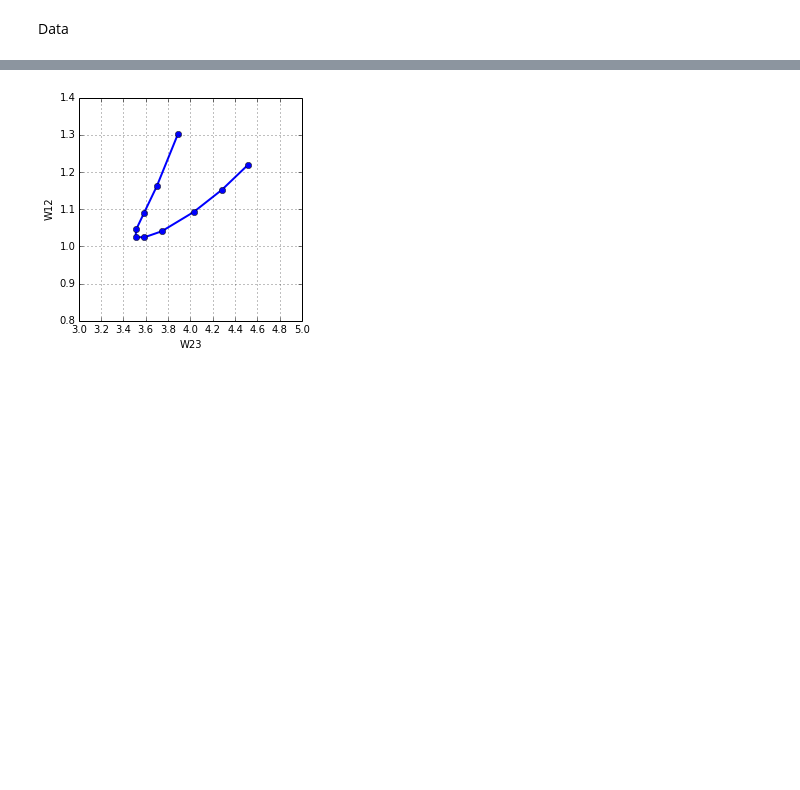
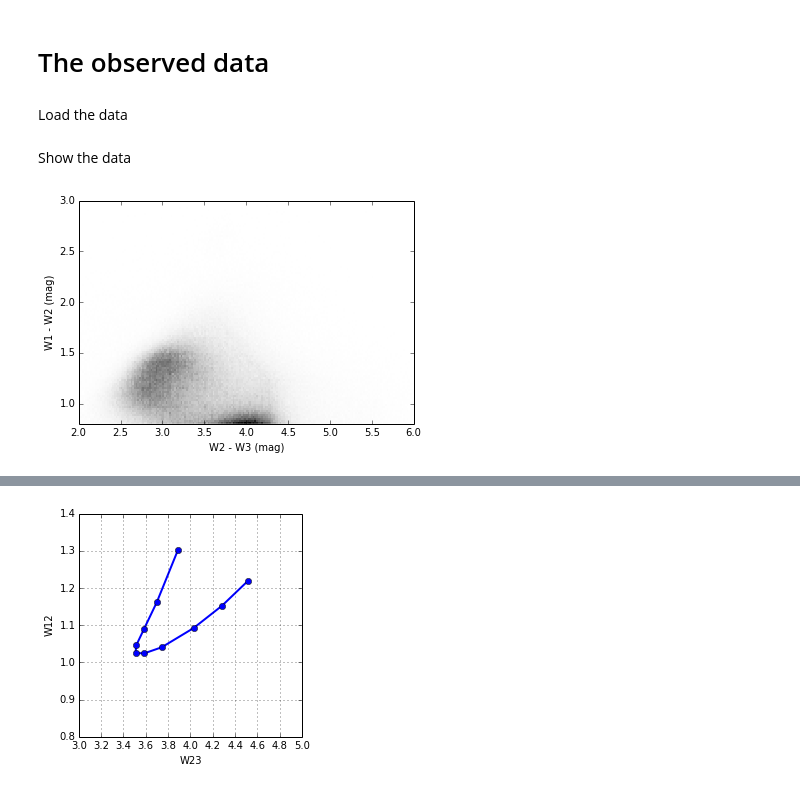
Before and after one commit to rnikutta/notebooks, a Jupyter notebook: regression.ipynb, the cells around one changed output, grey strips where cells are left out. Drawn from its saved outputs; the diff is of its cells as text; code cells hidden in the pictures; blank space fills up the shorter version.

Commit message:
Added data section to regression notebook, cleaned up.

```diff
--- a/regression.ipynb
+++ b/regression.ipynb
@@ -4,5 +5,7 @@ import numpy as N
 import pylab as p
 import matplotlib
 %matplotlib inline
-# %% [markdown]
-Data
+# %% [markdown]
+# The observed data
+# %% [markdown]
+Load the data
@@ -8,0 +98,7 @@ Data
+# %% [markdown]
+Show the data
+# %%
+x,y = prepare_data()
+plot_data(x,y)
+# %% [output]
+[figure, added]
```
Also changed, not shown: parts of 18 cells of this notebook.
